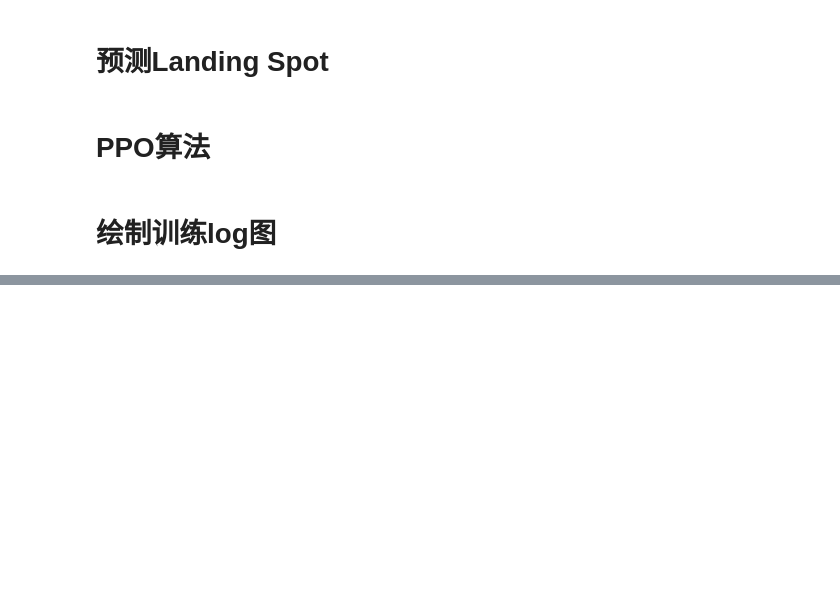
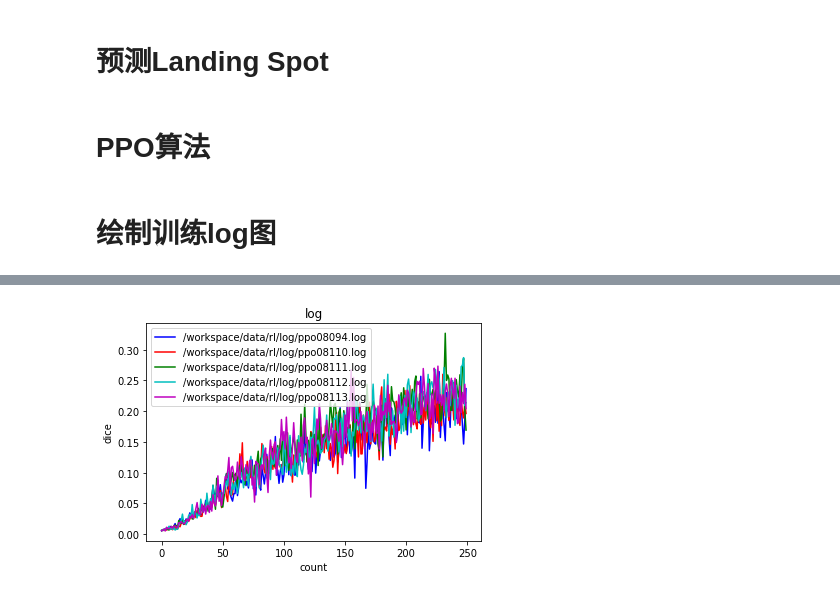
Before and after one commit to yhlujz/rl, a Jupyter notebook: rl.ipynb, the cells around one changed output, grey strips where cells are left out. Saved outputs shown, nothing was run; the diff lists cells and outputs as text; code cells hidden in the pictures; blank space fills up the shorter version.

```diff
--- a/rl.ipynb
+++ b/rl.ipynb
@@ -650,0 +696,8 @@ def paint(log_path):
+# %%
+paints(['/workspace/data/rl/log/ppo08094.log', '/workspace/data/rl/log/ppo08110.log',
+        '/workspace/data/rl/log/ppo08111.log', '/workspace/data/rl/log/ppo08112.log',
+        '/workspace/data/rl/log/ppo08113.log'], 'val')
+# paints(['/workspace/data/rl/log/ppo08094.log',
+#         '/workspace/data/rl/log/ppo08113.log'], 'val')
+# %% [output]
+[figure, added]
```
Also changed, not shown: parts of 9 cells of this notebook, 3 other files.
